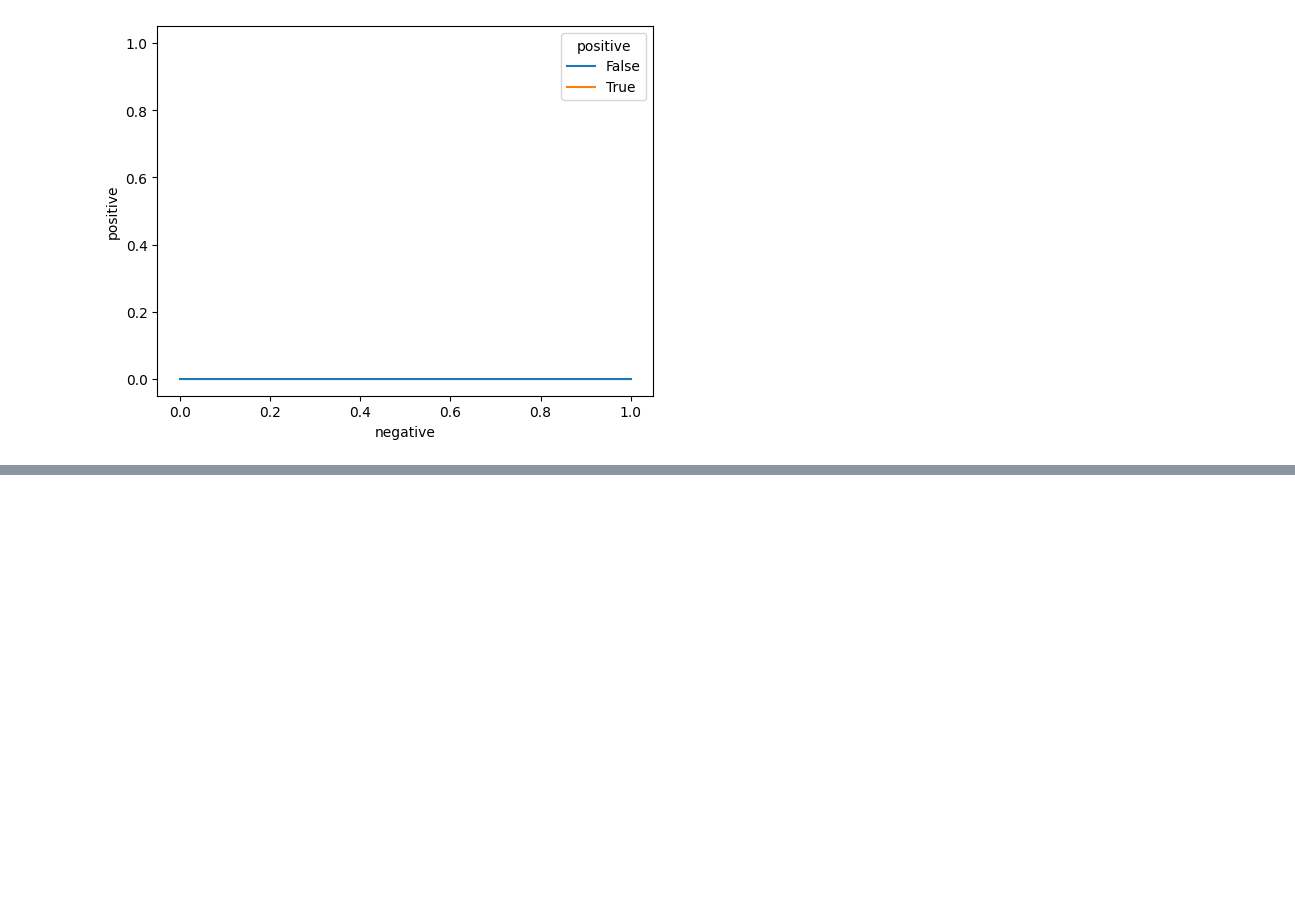
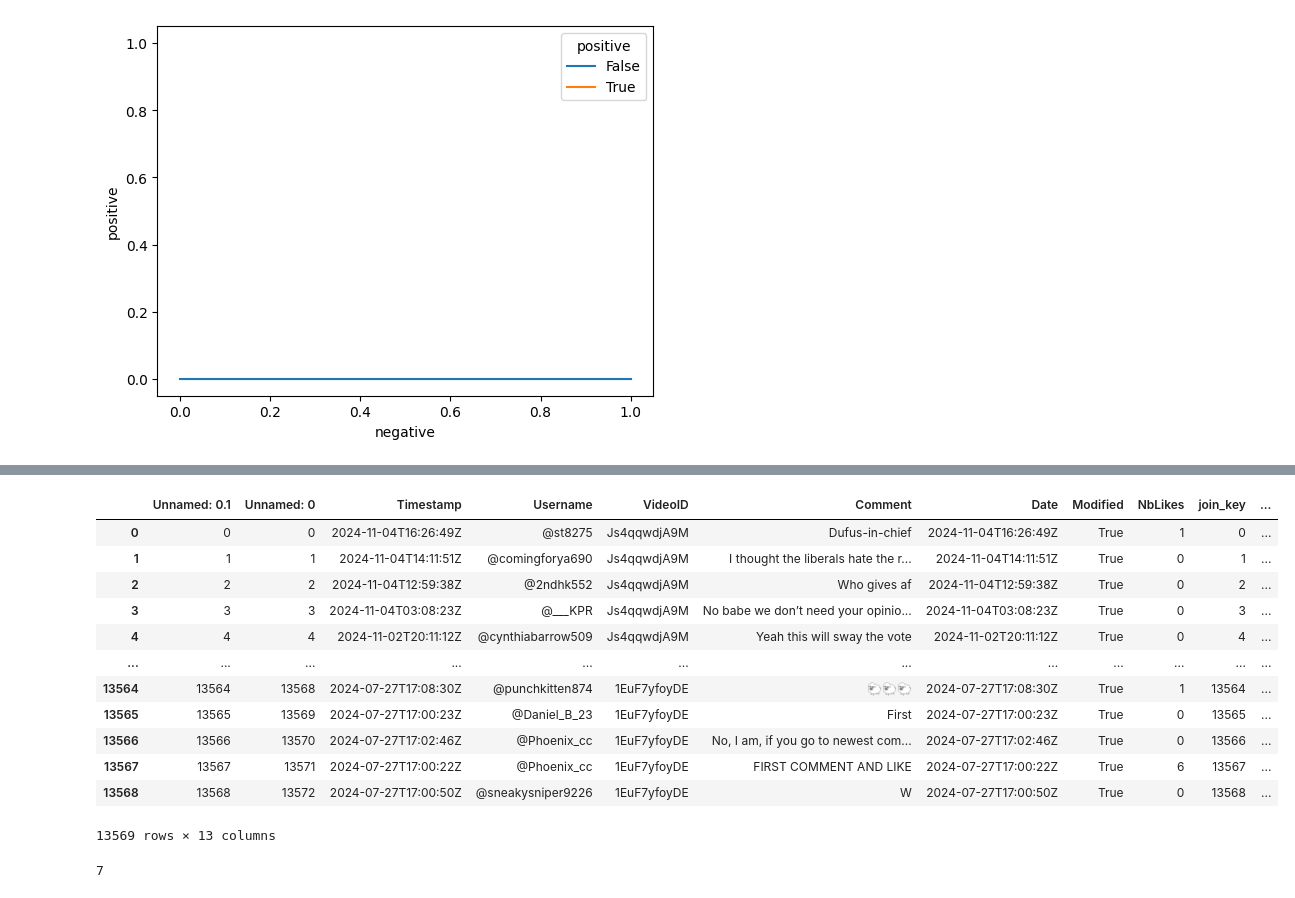
Before and after one commit to pouvoirdasha/sociology_scrapping, a Jupyter notebook: notebooks_stats_finetuning/graphes_sentiment.ipynb, the cells around one changed output, grey strips where cells are left out. Saved outputs shown, nothing was run; the diff lists cells and outputs as text; code cells hidden in the pictures; blank space fills up the shorter version.

```diff
--- a/notebooks_stats_finetuning/graphes_sentiment.ipynb
+++ b/notebooks_stats_finetuning/graphes_sentiment.ipynb
@@ -52,0 +95,22 @@ sns.lineplot(x="negative", y="positive",
+# %%
+youtube
+# %% [output]
+|  | Unnamed: 0.1 | Unnamed: 0 | Timestamp | Username | VideoID | Comment | Date | Modified | NbLikes | join_key | ... |
+| 0 | 0 | 0 | 2024-11-04T16:26:49Z | @st8275 | Js4qqwdjA9M | Dufus-in-chief | 2024-11-04T16:26:49Z | True | 1 | 0 | ... |
+| 1 | 1 | 1 | 2024-11-04T14:11:51Z | @comingforya690 | Js4qqwdjA9M | I thought the liberals hate the r... | 2024-11-04T14:11:51Z | True | 0 | 1 | ... |
+| 2 | 2 | 2 | 2024-11-04T12:59:38Z | @2ndhk552 | Js4qqwdjA9M | Who gives af | 2024-11-04T12:59:38Z | True | 0 | 2 | ... |
+| 3 | 3 | 3 | 2024-11-04T03:08:23Z | @___KPR | Js4qqwdjA9M | No babe we don’t need your opinio... | 2024-11-04T03:08:23Z | True | 0 | 3 | ... |
+| 4 | 4 | 4 | 2024-11-02T20:11:12Z | @cynthiabarrow509 | Js4qqwdjA9M | Yeah this will sway the vote | 2024-11-02T20:11:12Z | True | 0 | 4 | ... |
+| ... | ... | ... | ... | ... | ... | ... | ... | ... | ... | ... | ... |
+| 13564 | 13564 | 13568 | 2024-07-27T17:08:30Z | @punchkitten874 | 1EuF7yfoyDE | 🐑🐑🐑 | 2024-07-27T17:08:30Z | True | 1 | 13564 | ... |
+| 13565 | 13565 | 13569 | 2024-07-27T17:00:23Z | @Daniel_B_23 | 1EuF7yfoyDE | First | 2024-07-27T17:00:23Z | True | 0 | 13565 | ... |
+| 13566 | 13566 | 13570 | 2024-07-27T17:02:46Z | @Phoenix_cc | 1EuF7yfoyDE | No, I am, if you go to newest com... | 2024-07-27T17:02:46Z | True | 0 | 13566 | ... |
+| 13567 | 13567 | 13571 | 2024-07-27T17:00:22Z | @Phoenix_cc | 1EuF7yfoyDE | FIRST COMMENT AND LIKE | 2024-07-27T17:00:22Z | True | 6 | 13567 | ... |
+| 13568 | 13568 | 13572 | 2024-07-27T17:00:50Z | @sneakysniper9226 | 1EuF7yfoyDE | W | 2024-07-27T17:00:50Z | True | 0 | 13568 | ... |
+13569 rows × 13 columns
+# %%
+import datetime
+d = datetime.datetime(2024,7,22)
+d.month
+# %% [output]
+7
```
Also changed, not shown: parts of 12 cells of this notebook, 1 other file.
